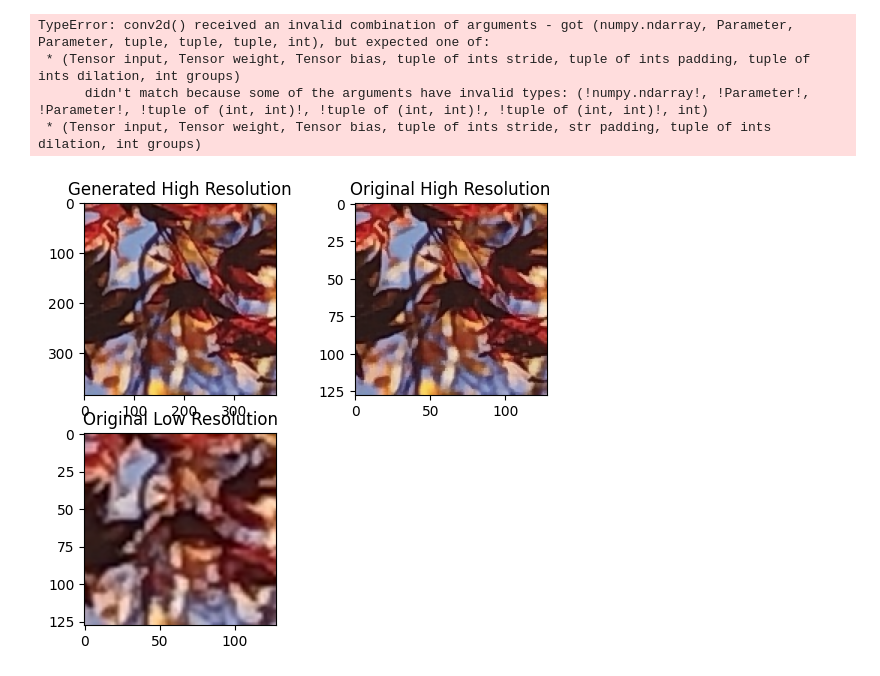
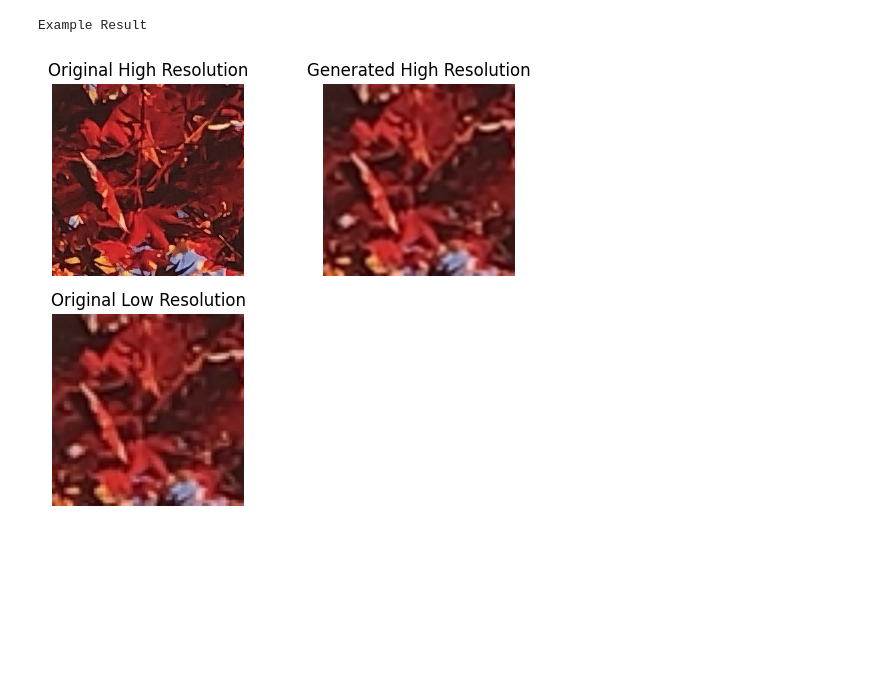
Before and after one commit to harry7557558/aps360-project, a Jupyter notebook: baseline_model_training.ipynb, the cells around one changed output. Drawn from its saved outputs; the diff is of its cells as text; code cells hidden in the pictures; blank space fills up the shorter version.

Commit message:
Finished successful baseline model training

```diff
--- a/baseline_model_training.ipynb
+++ b/baseline_model_training.ipynb
@@ -1,83 +31,24 @@
 # %%
-from baseline_model import baseline_bicubic
-from data_sets_loaders import get_train_val_test_dataloaders
-import matplotlib.pyplot as plt
-import torch
-import numpy as np
-from loss_functions import CombinedLoss
-from discriminator_model import DiscriminatorModel
-
-cropped_dir = "./cropped_images"
-train_dl, val_dl, test_dl = get_train_val_test_dataloaders(100)
-
-total_loss = 0
-loss_fn = CombinedLoss(0.0, 1.0, 1.0, 1.0, 4.0)
-outputs = []
-discriminator = DiscriminatorModel(3, 8, 0.3)
-
-# Loop
-for lr_batch, hr_batch in test_dl:
-	for i, image_arr in enumerate(lr_batch):
-		output = baseline_bicubic(image_arr)
-		outputs.append(output)
-		loss = loss_fn(output, hr_batch[i], discriminator(output) * 0)
-		total_loss += loss
-
-print("Loss: " + str(total_loss / len(outputs)))
-
 print("Example Result")
 fig = plt.figure()
 plt.subplots_adjust(bottom=0.000001)
 for lr_batch, hr_batch in test_dl:
 	for image_arr in hr_batch:
 		fig.add_subplot(2, 2, 1)
 		plt.imshow(np.transpose(image_arr))
 		plt.axis('off')
 		plt.title("Original High Resolution")
 		fig.add_subplot(2, 2, 2)
-		plt.imshow(np.transpose(outputs))
+		plt.imshow(np.transpose(outputs[0]))
 		plt.axis('off')
 		plt.title("Generated High Resolution")
 		fig.add_subplot(2, 2, 3)
-		plt.imshow(np.transpose(lr_batch[i]))
+		plt.imshow(np.transpose(lr_batch[0]))
 		plt.axis('off')
 		plt.title("Original Low Resolution")
 		break
 	break
 plt.show()
 # %% [output]
-TypeError: conv2d() received an invalid combination of arguments - got (numpy.ndarray, Parameter, Parameter, tuple, tuple, tuple, int), but expected one of:
- * (Tensor input, Tensor weight, Tensor bias, tuple of ints stride, tuple of ints padding, tuple of ints dilation, int groups)
-      didn't match because some of the arguments have invalid types: (!numpy.ndarray!, !Parameter!, !Parameter!, !tuple of (int, int)!, !tuple of (int, int)!, !tuple of (int, int)!, int)
- * (Tensor input, Tensor weight, Tensor bias, tuple of ints stride, str padding, tuple of ints dilation, int groups)
+Example Result
+[figure, added]
-# %%
-# TEST CODE
-import PIL
-from PIL import Image
-import numpy as np
-train_dl, val_dl, test_dl = get_train_val_test_dataloaders(100)
-fig = plt.figure()
-plt.subplots_adjust(bottom=0.000001)
-
-for lr_batch, hr_batch in test_dl:
-	for i, image in enumerate(hr_batch):
-		img = Image.fromarray(np.uint8(np.transpose(image, (2,1,0)) * 255))
-		detected_width = image.shape[2]
-		detected_height = image.shape[1]
-		new_img = img.resize((detected_width * 3,detected_height * 3), Image.BICUBIC)
-		fig.add_subplot(2, 2, 1)
-		plt.imshow(np.transpose(np.transpose(np.array(new_img) / 255.0, (2,1,0))))
-		plt.title("Generated High Resolution")
-		fig.add_subplot(2, 2, 2)
-
-		plt.imshow(np.transpose(hr_batch[i]))
-		plt.title("Original High Resolution")
-		fig.add_subplot(2, 2, 3)
-
-		plt.imshow(np.transpose(lr_batch[i]))
-		plt.title("Original Low Resolution")
-		break
-	break
-plt.show()
-# %% [output]
-[figure, removed]
```
Also changed, not shown: parts of 1 cell of this notebook, 1 other file.
